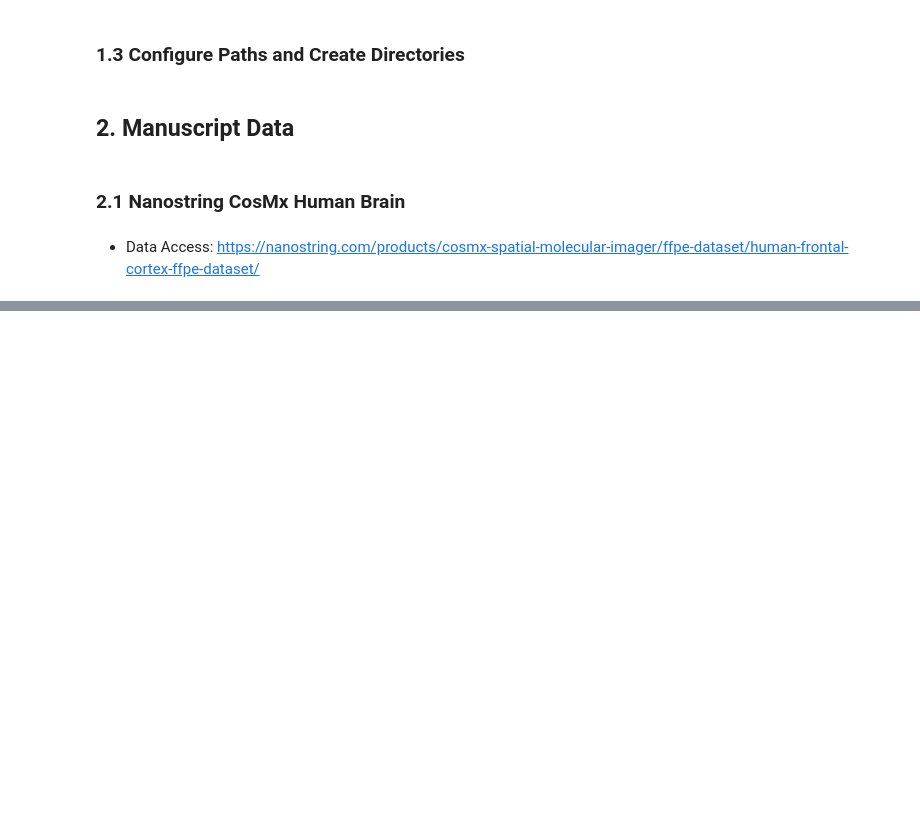
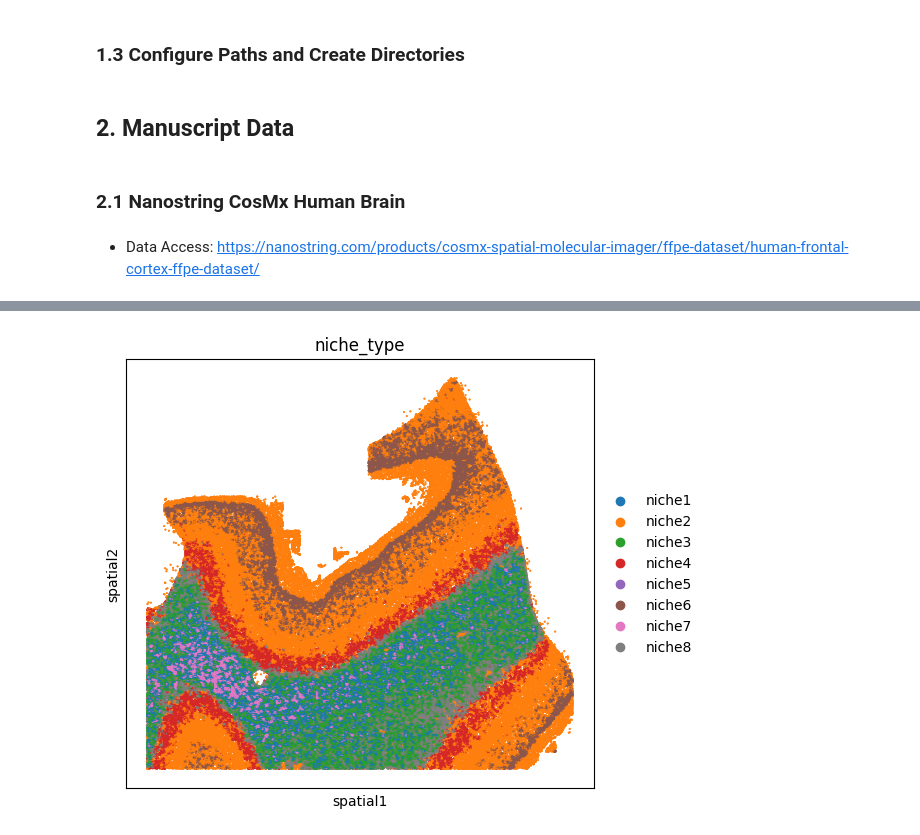
Before and after one commit to Lotfollahi-lab/terra-reproducibility, a Jupyter notebook: notebooks/data_preparation.ipynb, the cells around one changed output, grey strips where cells are left out. Cells and saved outputs as stored; diff of their text form; code cells hidden in the pictures; blank space fills up the shorter version.

```diff
--- a/notebooks/data_preparation.ipynb
+++ b/notebooks/data_preparation.ipynb
@@ -116,2 +131,2 @@ adata.write(f"{st_data_silver_folder_path}/nanostring_cosmx_human_brain.h5ad")
 # %%
-adata = sc.read_h5ad("../datasets/st_data/gold/nanostring_cosmx_human_brain.h5ad")
+adata = sc.read_h5ad(f"{st_data_silver_folder_path}/nanostring_cosmx_human_brain.h5ad")
@@ -117,0 +139,4 @@ adata = sc.read_h5ad("../datasets/st_data/gold/nanostring_cosmx_human_brain.h5ad
+# %%
+# Visualize niche types in tissue
+sq.pl.spatial_scatter(adata, color="niche_type", shape=None)
+# %% [output]
@@ -117,0 +144 @@ adata = sc.read_h5ad("../datasets/st_data/gold/nanostring_cosmx_human_brain.h5ad
+[figure, added]
```
Also changed, not shown: parts of 18 cells of this notebook.
